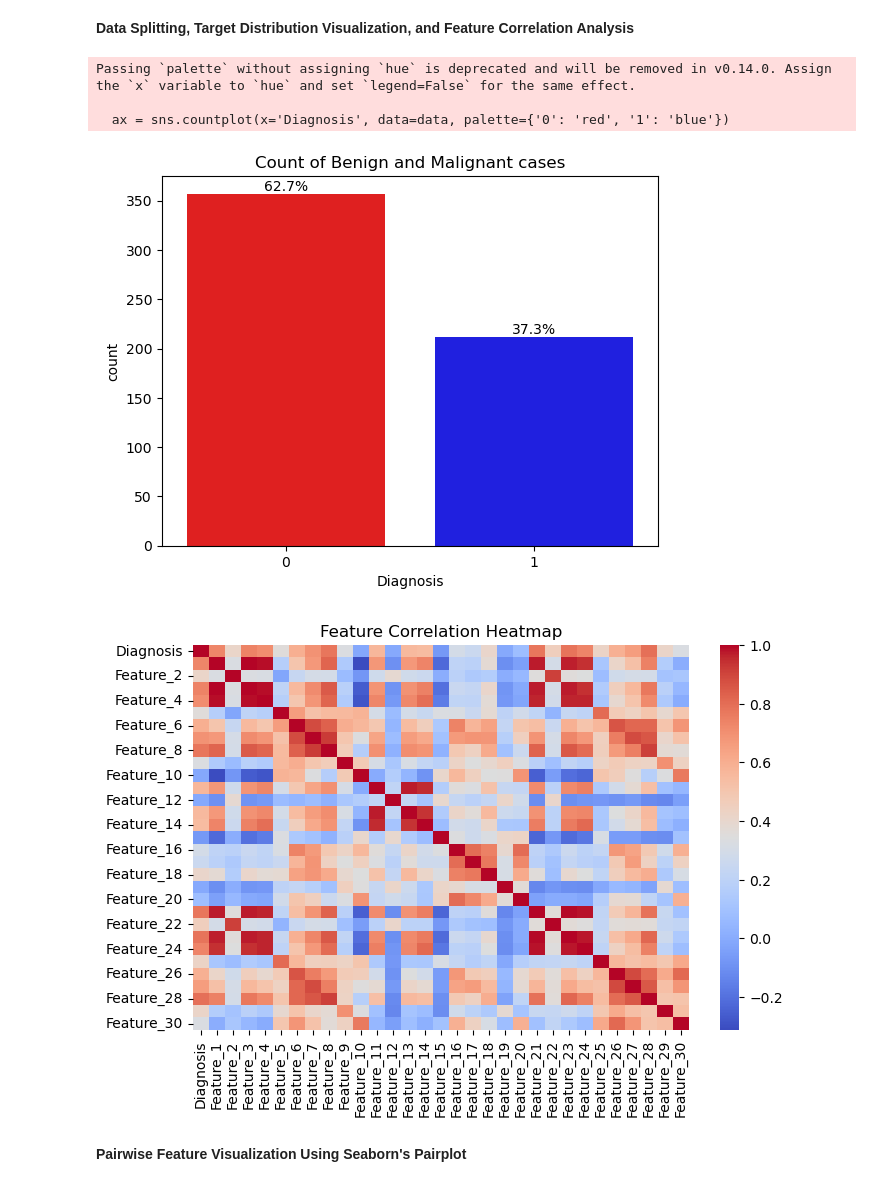
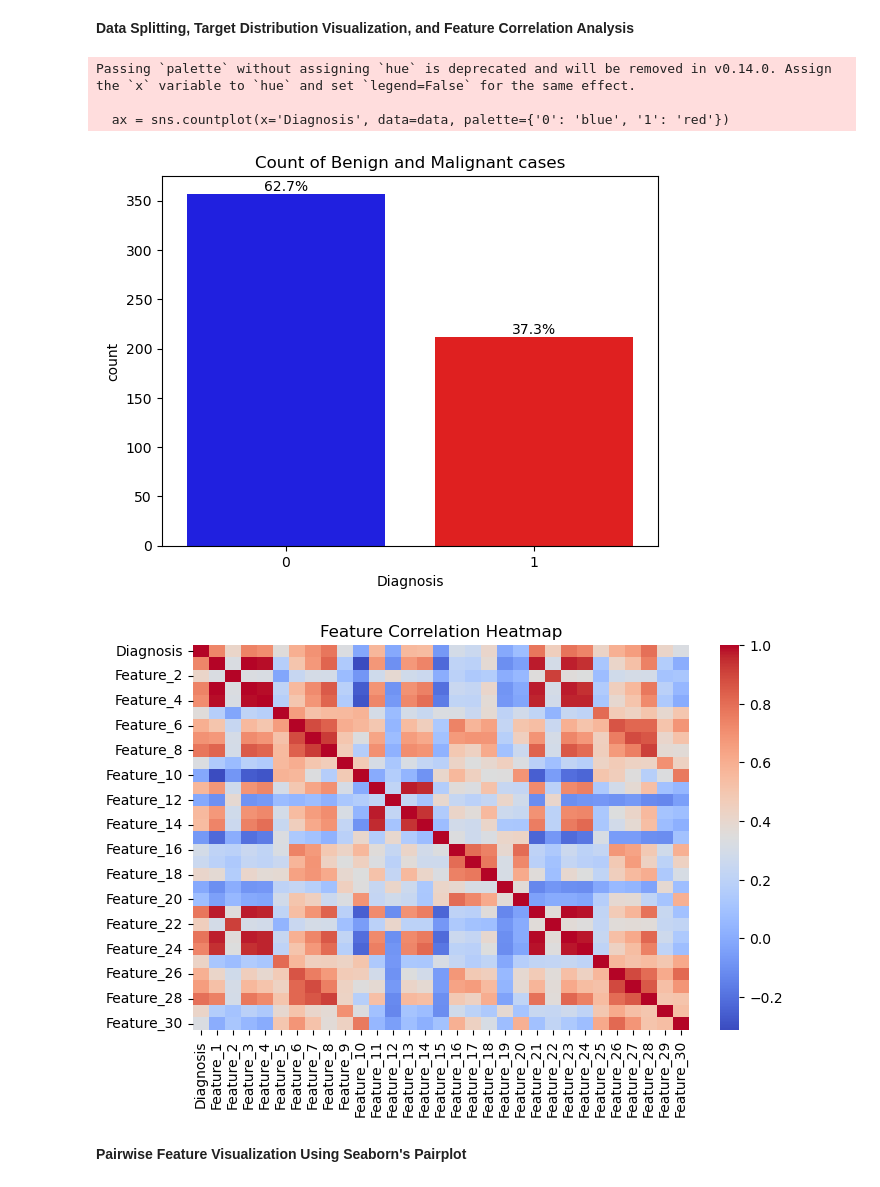
Before and after one commit to PriyankaMoorthy3025/Breast_Cancer_Detection1, a Jupyter notebook: BREAST_CANCER _DETECTION.ipynb, the cells around one changed output. Drawn from its saved outputs; the diff is of its cells as text; code cells hidden in the pictures.

```diff
--- a/BREAST_CANCER _DETECTION.ipynb
+++ b/BREAST_CANCER _DETECTION.ipynb
@@ -390,28 +348,28 @@ Passing `palette` without assigning `hue` is deprecated and will be removed in v
 **Data Splitting, Target Distribution Visualization, and Feature Correlation Analysis**
 # %%
 # Countplot of the target variable (Benign vs Malignant) with percentages on top
-ax = sns.countplot(x='Diagnosis', data=data, palette={'0': 'red', '1': 'blue'})
+ax = sns.countplot(x='Diagnosis', data=data, palette={'0': 'blue', '1': 'red'})
 plt.title('Count of Benign and Malignant cases')
 
 # Calculate percentages and add text annotations
 total = len(data)
 for p in ax.patches:
     count = p.get_height()
     percentage = f'{count / total * 100:.1f}%'
     ax.text(p.get_x() + p.get_width() / 2, count + 3, percentage, ha="center")
 
 plt.show()
 
 # Correlation heatmap to visualize relationships between features
 plt.figure(figsize=(8, 5))
 sns.heatmap(data.corr(), annot=False, cmap='coolwarm')
 plt.title('Feature Correlation Heatmap')
 plt.show()
 # %% [output]
 Passing `palette` without assigning `hue` is deprecated and will be removed in v0.14.0. Assign the `x` variable to `hue` and set `legend=False` for the same effect.
 
-  ax = sns.countplot(x='Diagnosis', data=data, palette={'0': 'red', '1': 'blue'})
+  ax = sns.countplot(x='Diagnosis', data=data, palette={'0': 'blue', '1': 'red'})
-[figure, old version]
+[figure, new version]
 [figure]
 # %% [markdown]
 **Pairwise Feature Visualization Using Seaborn's Pairplot**
```
Also changed, not shown: parts of 33 cells of this notebook, 1 other file.
